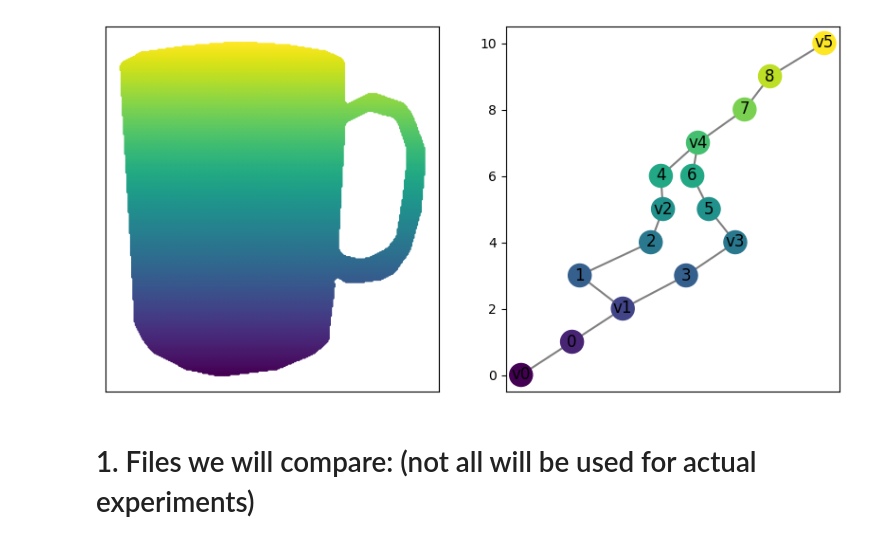
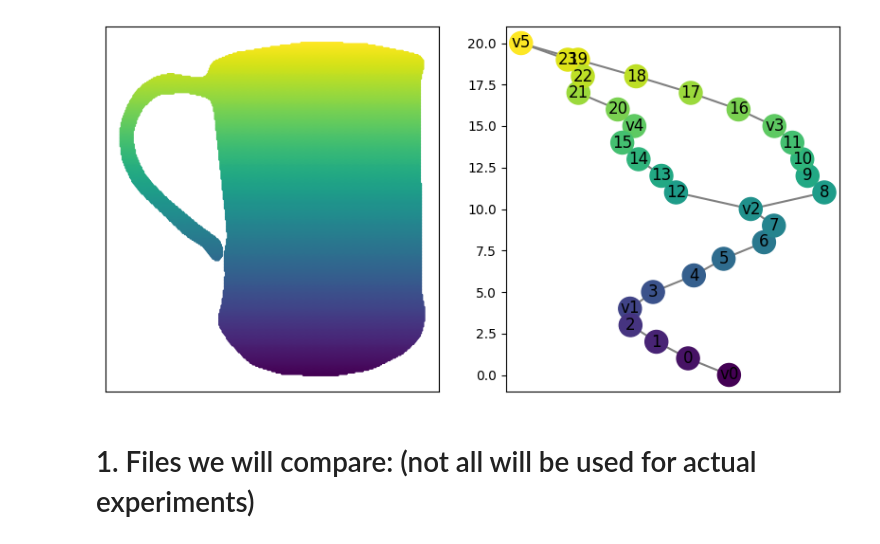
Before and after one commit to ishikaghosh2201/Mapper-Loss-Computation, a Jupyter notebook: workflow.ipynb, the cells around one changed output. Cells and saved outputs as stored; diff of their text form; code cells hidden in the pictures.

Commit message:
MPEG7 experiments done

```diff
--- a/workflow.ipynb
+++ b/workflow.ipynb
@@ -35,29 +39,25 @@ import pickle
 from cereeberus import Interleave, ReebGraph, MapperGraph
 import image_mapper_comparison as imc
 # %%
-points = imc.get_point_cloud_from_image("MPEG7_dataset/Cups/cup-7.gif", rotate_angle=None)
+points = imc.get_point_cloud_from_image("MPEG7_dataset/Cups/cup-4.gif", rotate_angle=0)  # good : 4  (270), 3 (180), 5 (270), 6 (0), 12 (270), 13 (0), 14 (270) , 15 (0), 16 (0),  19 (270)
+
 G = imc.mapper_of_image(points)
 G = imc.normalize_node_heights(G)
-mapperG = imc.generate_mapper(G)
+mapperG = imc.generate_mapper_from_graph(G, resolution=20)
 
 # Extract y-values (second column of points) for color mapping
 y_values = points[:, 1]
-
-
 fig, ax = plt.subplots(1, 2, figsize=(10, 5))
-
 # Plot the point cloud
 ax[0].scatter(points[:, 0], points[:, 1], c= y_values, s=1)
 #remove the axis numbers
 ax[0].set_xticks([])
 ax[0].set_yticks([])
-
-
 mapperG.draw(ax=ax[1])
-# plt.savefig("cup_mapper.png", dpi=300)
+plt.savefig("cup_mapper.png", dpi=300)
 plt.show()
 # %% [output]
-[figure, old version]
+[figure, new version]
 # %% [markdown]
 # 1. Files we will compare: (not all will be used for actual experiments)
 # %%
```
Also changed, not shown: parts of 27 cells of this notebook, 34 other files.
